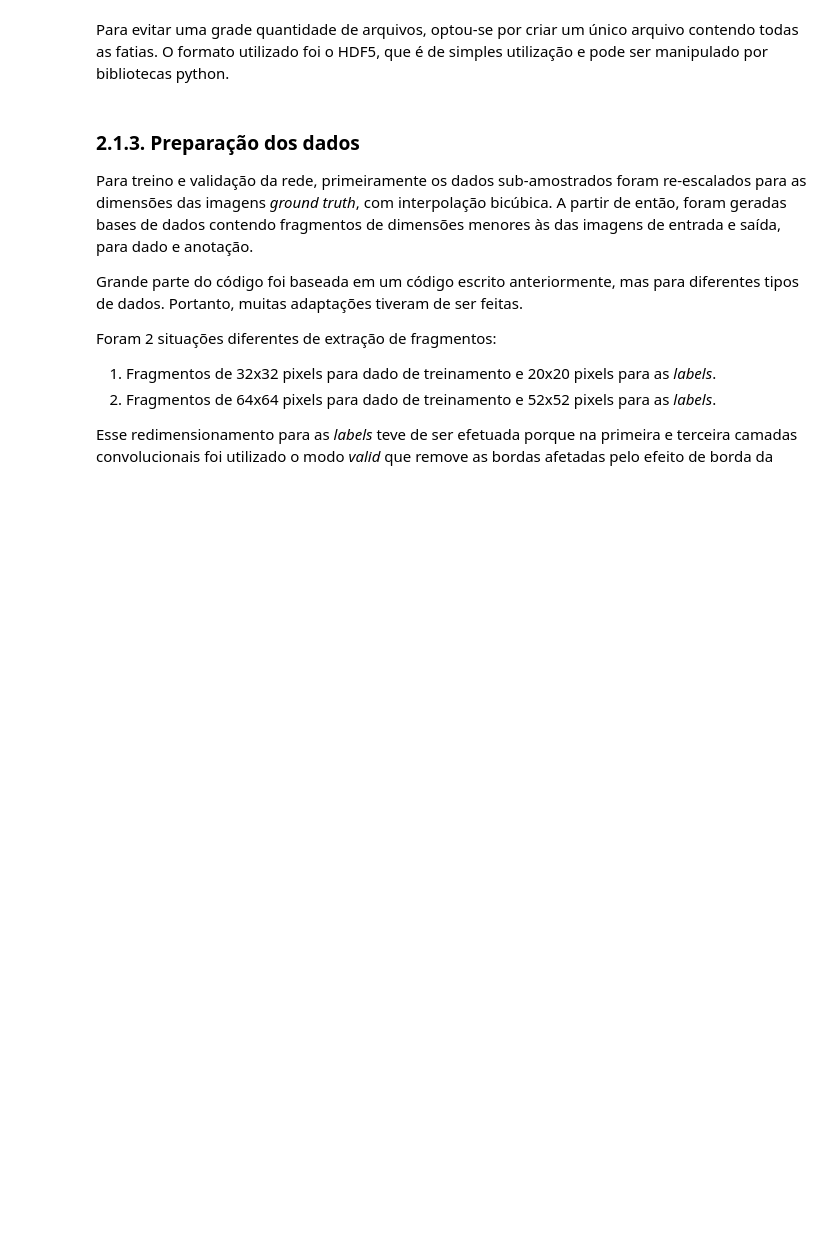
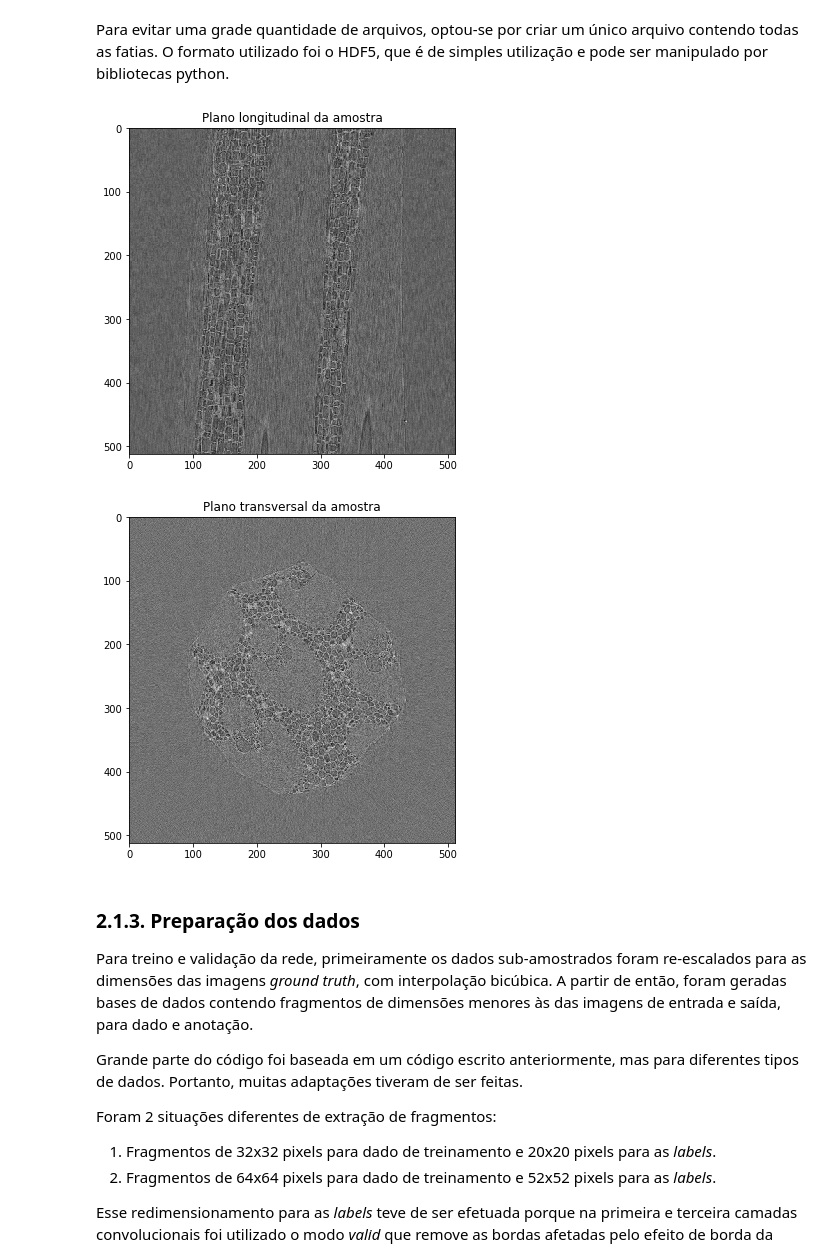
Before and after one commit to ferseiti/reproducibility, a Jupyter notebook: dev/data_management.ipynb, the cells around one changed output. Saved outputs shown, nothing was run; the diff lists cells and outputs as text; code cells hidden in the pictures; blank space fills up the shorter version.

```diff
--- a/dev/data_management.ipynb
+++ b/dev/data_management.ipynb
@@ -65,8 +67,11 @@ Para evitar uma grade quantidade de arquivos, optou-se por criar um único arqui
 # %%
 with h5.File('../data/ground_data/ground_data_pick.h5', 'r') as h5file:
     cut_l = h5file['data']
-    bigshow(cut_l[:, 256, :], 'Plano longitudinal da amostra', size=6)
-    bigshow(cut_l[256, :, :], 'Plano transversal da amostra', size=6)
+    predict.bigshow(cut_l[:, 256, :], 'Plano longitudinal da amostra', size=6)
+    predict.bigshow(cut_l[256, :, :], 'Plano transversal da amostra', size=6)
+# %% [output]
+[figure, added]
+[figure, added]
 # %% [markdown]
 ### 2.1.3. Preparação dos dados
 
```
Also changed, not shown: parts of 3 cells of this notebook, 1 other file.
